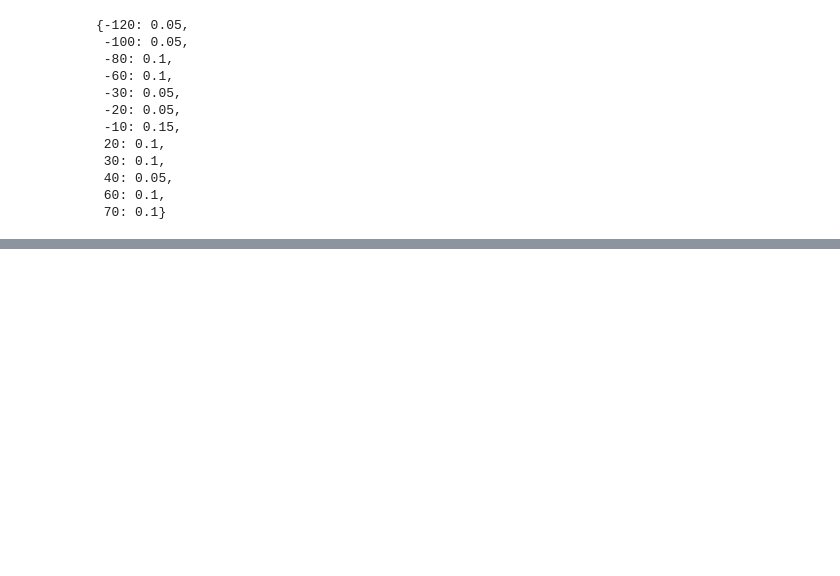
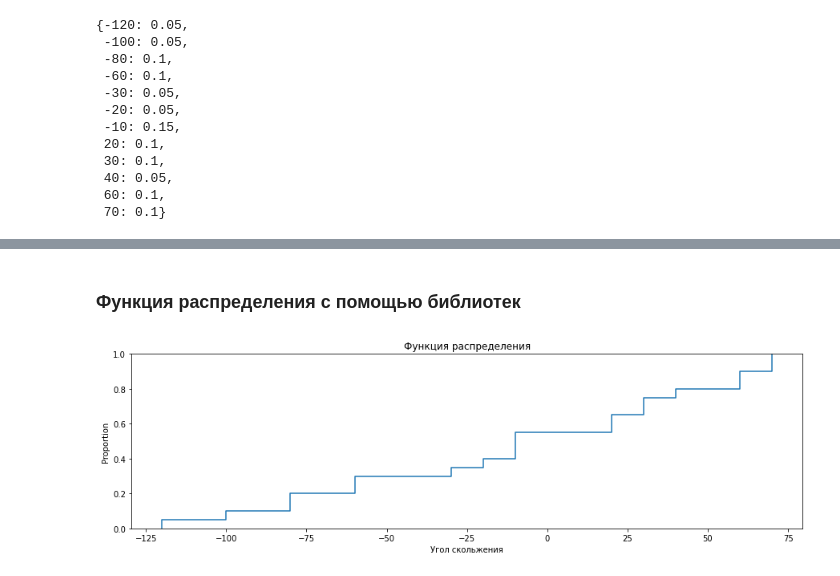
Before and after one commit to kattiia/Math_in_DS, a Jupyter notebook: statistics/statistics.ipynb, the cells around one changed output, grey strips where cells are left out. Drawn from its saved outputs; the diff is of its cells as text; code cells hidden in the pictures; blank space fills up the shorter version.

```diff
--- a/statistics/statistics.ipynb
+++ b/statistics/statistics.ipynb
@@ -81 +84,11 @@ plt.step(x,y)
+# %% [markdown]
+### Функция распределения с помощью библиотек
+# %%
+fig = plt.subplots(figsize=(15, 4))
+sns.ecdfplot(data)
+plt.title("Функция распределения")
+plt.xlabel('Угол скольжения')
+plt.show()
+# %% [output]
+[figure, added]
 # %% [markdown]
```
Also changed, not shown: parts of 6 cells of this notebook.
